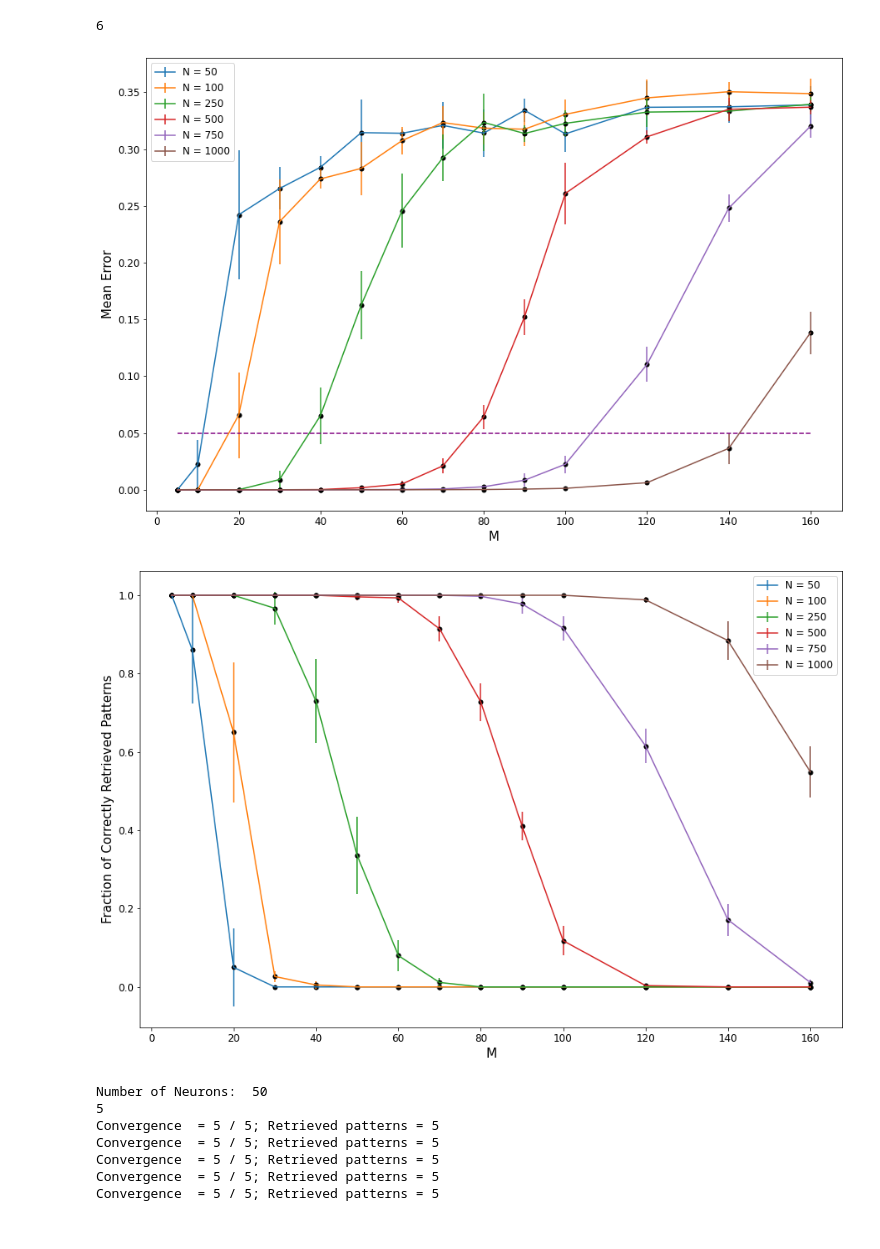
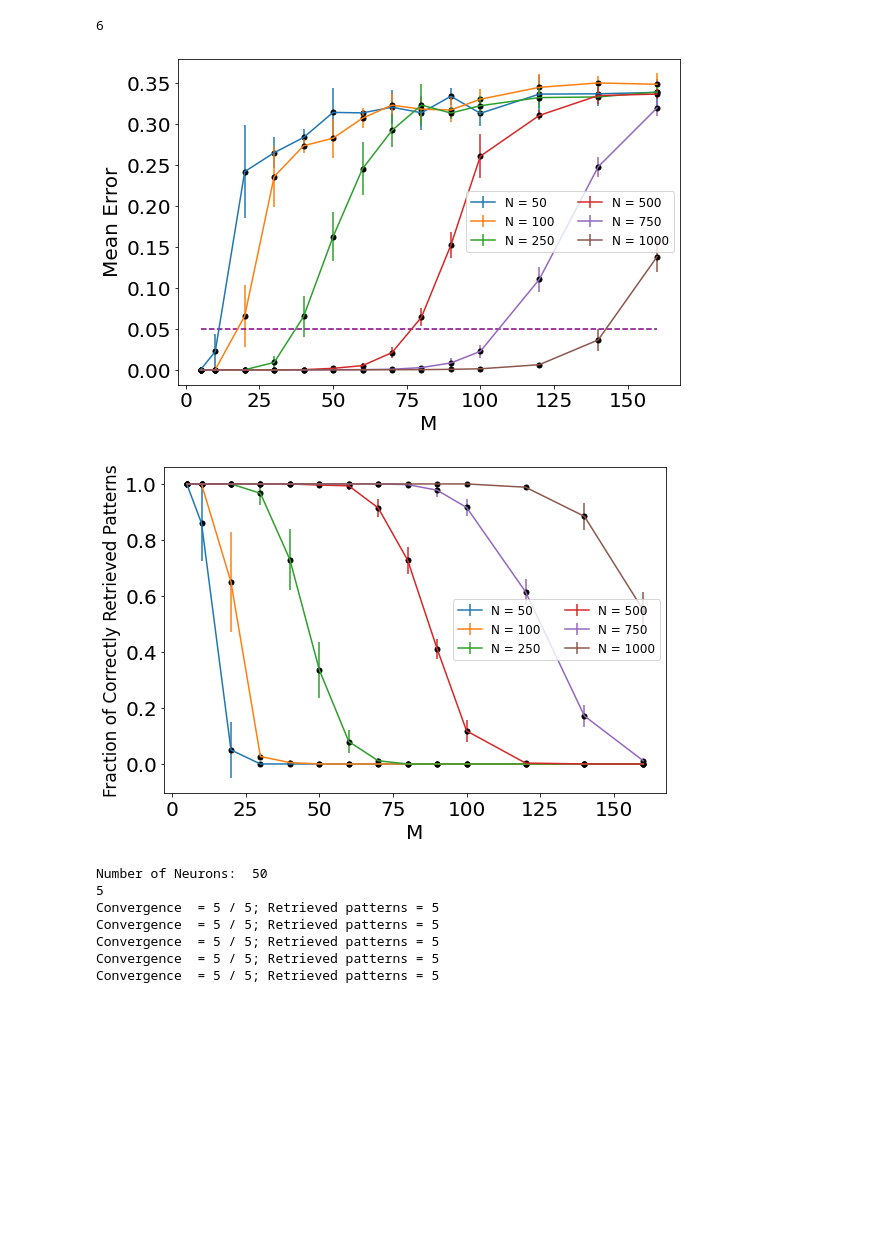
Before and after one commit to martimlisboa/BMNN-Miniproject, a Jupyter notebook: Part 1.ipynb, the cells around one changed output. Saved outputs shown, nothing was run; the diff lists cells and outputs as text; code cells hidden in the pictures; blank space fills up the shorter version.

```diff
--- a/Part 1.ipynb
+++ b/Part 1.ipynb
@@ -7,8 +7,8 @@ import matplotlib.pyplot as plt
 import numpy as np
 from neurodynex3.hopfield_network import network, pattern_tools, plot_tools
 import pickle
-plt.rcParams['font.size'] = 12.
-plt.rc('axes', labelsize=15)
+plt.rcParams['font.size'] = 20.
+plt.rc('axes', labelsize=20)
 # %%
 N = 300; #Number of binary nodes
 M = 10; #Number of Patterns
@@ -542,7 +542,7 @@ print(len(_EE_values))
 # %% [output]
 6
 # %%
-fig = plt.figure(figsize = (15,10))
+fig = plt.figure(figsize = (9,6))
 for i in range(len(_Network_Neuron_Numbers)):
     plt.errorbar(_M_values,_EE_values[i],yerr = _EE_errors[i],fmt = '-',label = 'N = %d'%(_Network_Neuron_Numbers[i]))
     plt.plot(_M_values,_EE_values[i],'.',color = 'k',markersize = 10.)
@@ -551,22 +551,22 @@ for i in range(len(_Network_Neuron_Numbers)):
 plt.plot(_M_values,0.05*np.ones(len(_M_values)),'--',color = 'purple')
 plt.xlabel('M')
 plt.ylabel('Mean Error')
-plt.legend()
+plt.legend(ncol=2,fontsize=12)
 plt.show()
 # %% [output]
-[figure, old version]
+[figure, new version]
 # %%
-fig = plt.figure(figsize = (15,10))
+fig = plt.figure(figsize = (9,6))
 for i in range(len(_Network_Neuron_Numbers)):
     plt.errorbar(_M_values,_NNr_values[i],yerr = _NNr_errors[i],fmt = '-',label = 'N = %d'%(_Network_Neuron_Numbers[i]))
     plt.plot(_M_values,_NNr_values[i],'.',color = 'k',markersize = 10.)
 
 plt.xlabel('M')
-plt.ylabel('Fraction of Correctly Retrieved Patterns')
-plt.legend()
+plt.ylabel('Fraction of Correctly Retrieved Patterns',fontsize = 17)
+plt.legend(ncol=2,fontsize = 12)
 plt.show()
 # %% [output]
-[figure, old version]
+[figure, new version]
 # %%
 #now for many networks without flipping:
 import time
```
Also changed, not shown: parts of 9 cells of this notebook, 7 other files.
